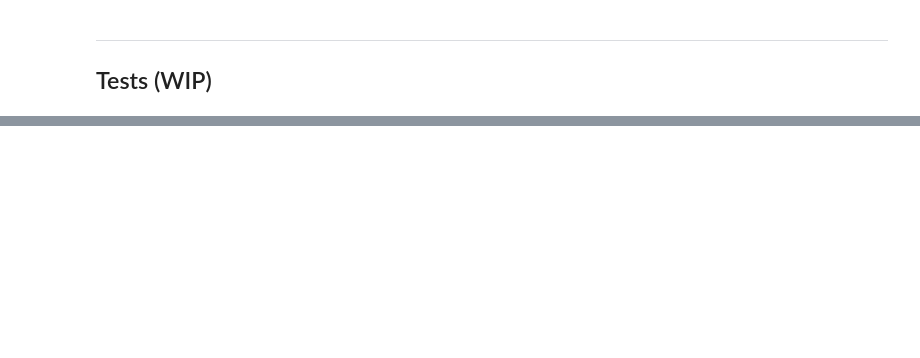
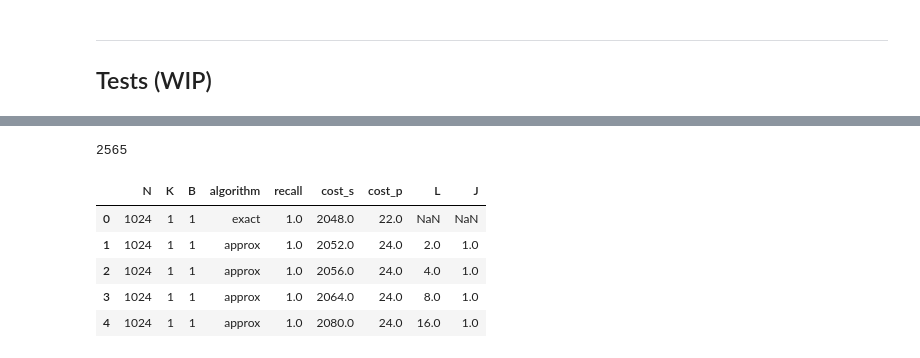
Before and after one commit to graphcore-research/pytorch-approx-topk, a Jupyter notebook: notebooks/20240906-modelling.ipynb, the cells around one changed output, grey strips where cells are left out. Saved outputs shown, nothing was run; the diff lists cells and outputs as text; code cells hidden in the pictures; blank space fills up the shorter version.

Commit message:
Update models

```diff
--- a/notebooks/20240906-modelling.ipynb
+++ b/notebooks/20240906-modelling.ipynb
@@ -122,0 +173,44 @@ theirs L=2K  13.375
+# %%
+def _analyse(N: int, K: int, B: int) -> Iterable[dict[str, Any]]:
+    yield dict(
+        algorithm="exact",
+        recall=1.0,
+        cost_s=costs.serial_topk(K=K, N=N, B=B),
+        cost_p=costs.parallel_topk(K=K, N=N, B=B),
+    )
+    for L in [2**i for i in range(1, int(log2(N)) + 1)]:
+        for J in [2**i for i in range(0, int(log2(K)) + 1)]:
+            if L * J >= K and (J < N//L):
+                yield dict(
+                    algorithm="approx",
+                    L=L,
+                    J=J,
+                    recall=recall_model(K=K, L=L, J=J),
+                    cost_s=costs.serial_approx_topk(K=K, N=N, B=B, L=L, J=J),
+                    cost_p=costs.parallel_approx_topk(K=K, N=N, B=B, L=L, J=J),
+                )
+
+df = pd.DataFrame.from_records(
+    dict(N=N, K=K, B=B, **m)
+    for N in [2**i for i in range(10, 20)][:6]
+    for K in [2**i for i in range(0, int(log2(N)))]
+    for B in [1]
+    for m in _analyse(N=N, K=K, B=B)
+)
+
+# N, K = 2**20, 1024
+# N, K = 16384, 1024
+# print("      exact ", cost.serial_topk(K=K, N=N, B=1)/N)
+# print("   ours J=2 ", cost.serial_approx_topk(K=K, N=N, L=K//2, J=2, B=1)/N)
+# print("theirs L=2K ", cost.serial_approx_topk(K=K, N=N, L=2*K, J=1, B=1)/N)
+
+print(len(df))
+df.head()
+# %% [output]
+2565
+|  | N | K | B | algorithm | recall | cost_s | cost_p | L | J |
+| 0 | 1024 | 1 | 1 | exact | 1.0 | 2048.0 | 22.0 | NaN | NaN |
+| 1 | 1024 | 1 | 1 | approx | 1.0 | 2052.0 | 24.0 | 2.0 | 1.0 |
+| 2 | 1024 | 1 | 1 | approx | 1.0 | 2056.0 | 24.0 | 4.0 | 1.0 |
+| 3 | 1024 | 1 | 1 | approx | 1.0 | 2064.0 | 24.0 | 8.0 | 1.0 |
+| 4 | 1024 | 1 | 1 | approx | 1.0 | 2080.0 | 24.0 | 16.0 | 1.0 |
```
Also changed, not shown: parts of 5 cells of this notebook.
